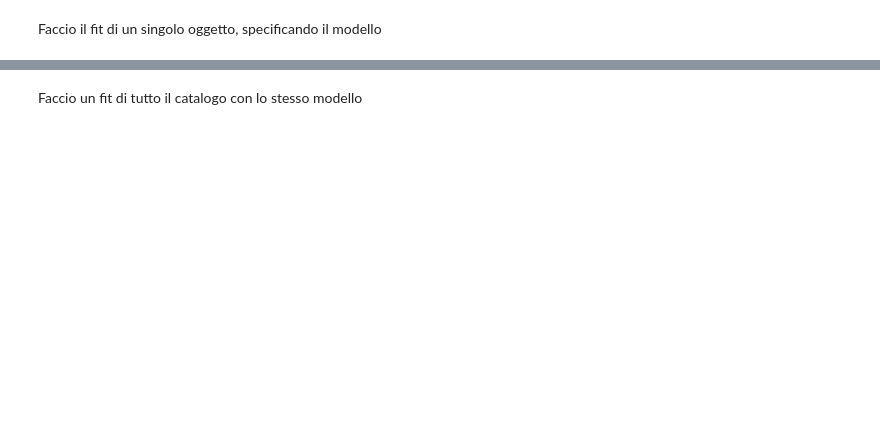
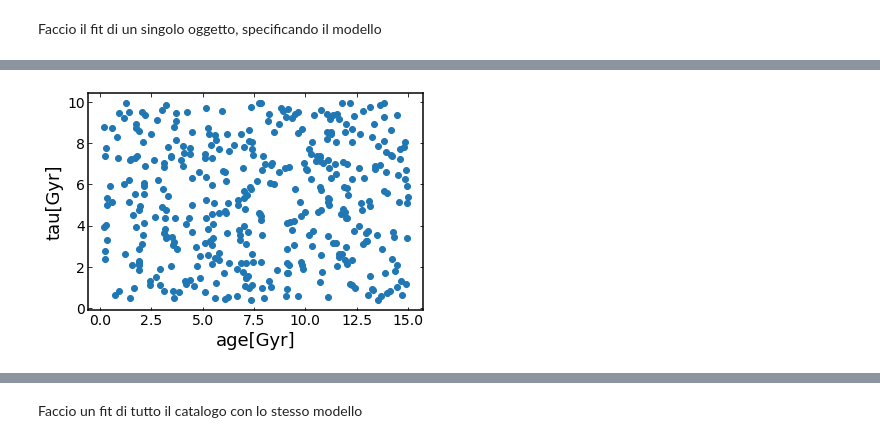
Before and after one commit to Michelaesp/Abilit-informatiche-e-telematiche, a Jupyter notebook: sedfitting.ipynb, the cells around one changed output, grey strips where cells are left out. Drawn from its saved outputs; the diff is of its cells as text; code cells hidden in the pictures; blank space fills up the shorter version.

```diff
--- a/sedfitting.ipynb
+++ b/sedfitting.ipynb
@@ -148,6 +174,8 @@ print(galaxy.photometry)
 # %% [markdown]
 Faccio il fit di un singolo oggetto, specificando il modello
 # %%
+ID = 100 #INSERIRE ID DELLO STESSO OGGETTO DI CUI SI SONO CARICATI I DATI
+
 """
 burst = {}
 burst["age"] = (0., 15.)                  # Vary age from 0 to 15 Gyr
@@ -166,12 +194,16 @@ exp["tau"] = (0.3, 10.)                   # Vary tau between 300 Myr and 10 Gyr
 exp["massformed"] = (1., 15.)             # vary log_10(M*/M_solar) between 1 and 15
 exp["metallicity"] = 1.                   # fix Z at Z_oldsolar
 
+exp["redshift"] = 0.5
+
 dust = {}                                 # Dust component
 dust["type"] = "Calzetti"                 # Define the shape of the attenuation curve
 dust["Av"] = (0., 4.)                     # Vary Av between 0 and 4 magnitudes
 
+
 fit_instructions = {}
 fit_instructions["exp"] = exp         # Add the exponentially decaying sfh component to the fit
+fit_instructions["redshift"] = z_photo[int(np.where(id_file1 == ID)[0])]
 #fit_instructions["redshift"] = (0., 10.)  # Vary observed redshift from 0 to 10
 #fit_instructions["redshift_prior"] = "Gaussian"
 #fit_instructions["redshift_prior_mu"] = 0.7
@@ -222,0 +252,14 @@ Name: 17, Length: 140560, dtype: float64
+# %%
+import matplotlib.pyplot as plt
+Av_posterior = fit.posterior.samples['dust:Av']
+age_posterior = fit.posterior.samples['exp:age']
+massformed_posterior = fit.posterior.samples['exp:massformed']
+tau_posterior = fit.posterior.samples['exp:tau']
+
+plt.figure()
+plt.xlabel('age[Gyr]')
+plt.ylabel('tau[Gyr]')
+plt.scatter(age_posterior, tau_posterior)
+plt.show()
+# %% [output]
+[figure, added]
```
Also changed, not shown: parts of 20 cells of this notebook.
